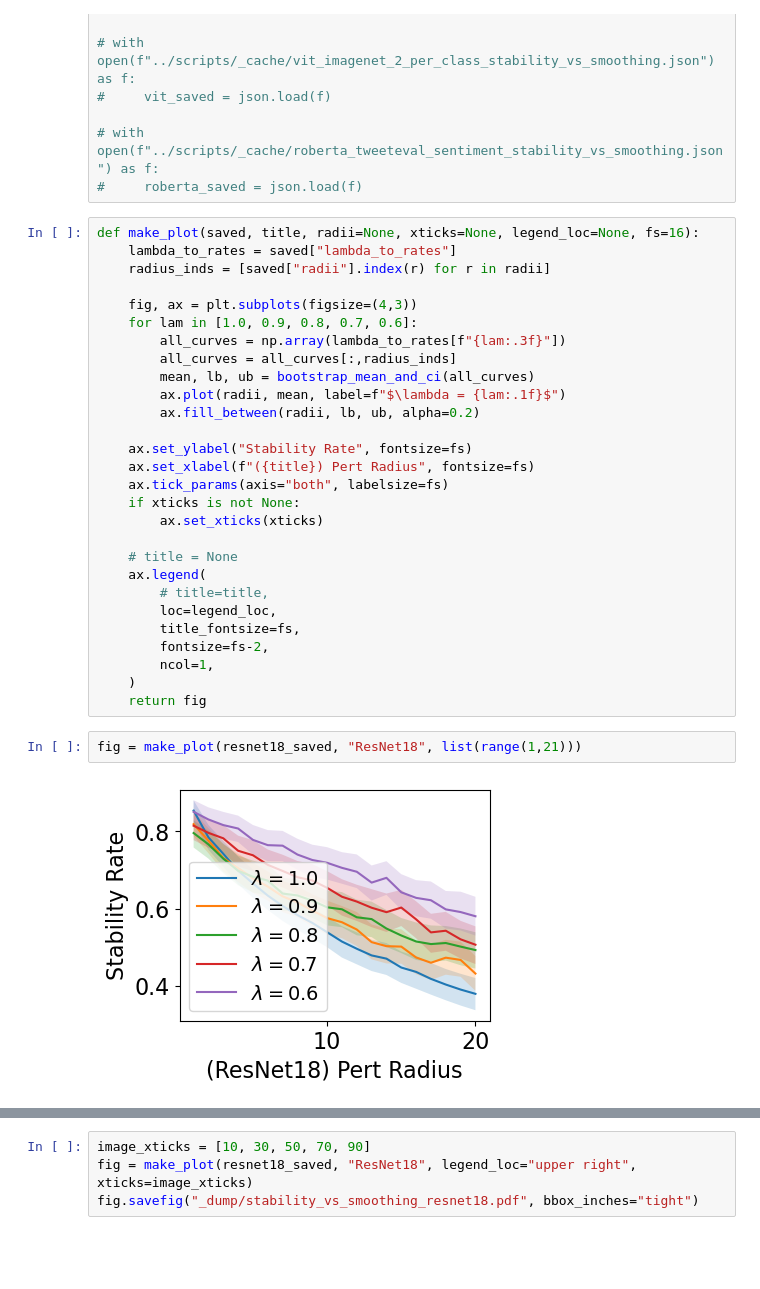
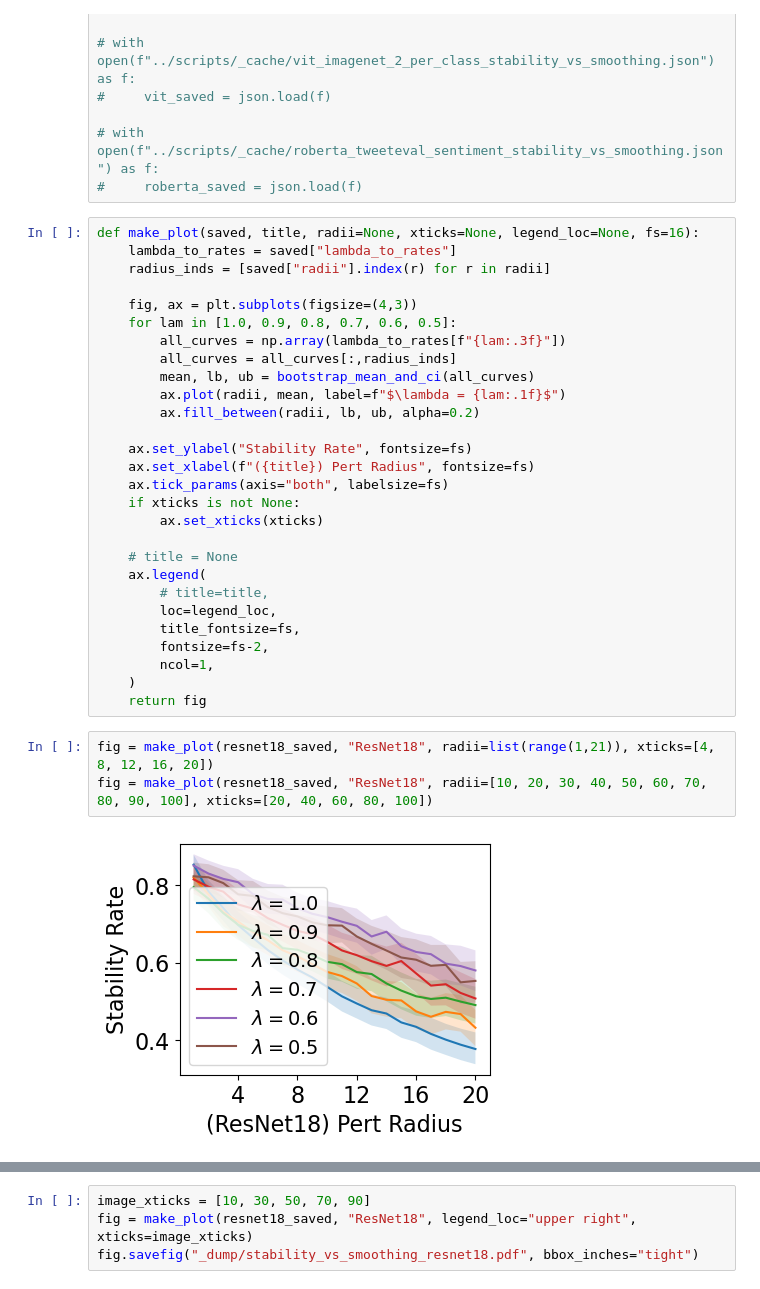
Before and after one commit to helenjin/soft_stability, a Jupyter notebook: notebooks/plot_stability_vs_smoothing.ipynb, the cells around one changed output, grey strips where cells are left out. Saved outputs shown, nothing was run; the diff lists cells and outputs as text; blank space fills up the shorter version.

```diff
--- a/notebooks/plot_stability_vs_smoothing.ipynb
+++ b/notebooks/plot_stability_vs_smoothing.ipynb
@@ -22,7 +22,7 @@ def make_plot(saved, title, radii=None, xticks=None, legend_loc=None, fs=16):
     radius_inds = [saved["radii"].index(r) for r in radii]
 
     fig, ax = plt.subplots(figsize=(4,3))
-    for lam in [1.0, 0.9, 0.8, 0.7, 0.6]:
+    for lam in [1.0, 0.9, 0.8, 0.7, 0.6, 0.5]:
         all_curves = np.array(lambda_to_rates[f"{lam:.3f}"])
         all_curves = all_curves[:,radius_inds]
         mean, lb, ub = bootstrap_mean_and_ci(all_curves)
@@ -45,6 +45,7 @@ def make_plot(saved, title, radii=None, xticks=None, legend_loc=None, fs=16):
     )
     return fig
 # %%
-fig = make_plot(resnet18_saved, "ResNet18", list(range(1,21)))
+fig = make_plot(resnet18_saved, "ResNet18", radii=list(range(1,21)), xticks=[4, 8, 12, 16, 20])
+fig = make_plot(resnet18_saved, "ResNet18", radii=[10, 20, 30, 40, 50, 60, 70, 80, 90, 100], xticks=[20, 40, 60, 80, 100])
 # %% [output]
-[figure, old version]
+[figure, new version]
```
Also changed, not shown: parts of 3 cells of this notebook, 1 other file.
